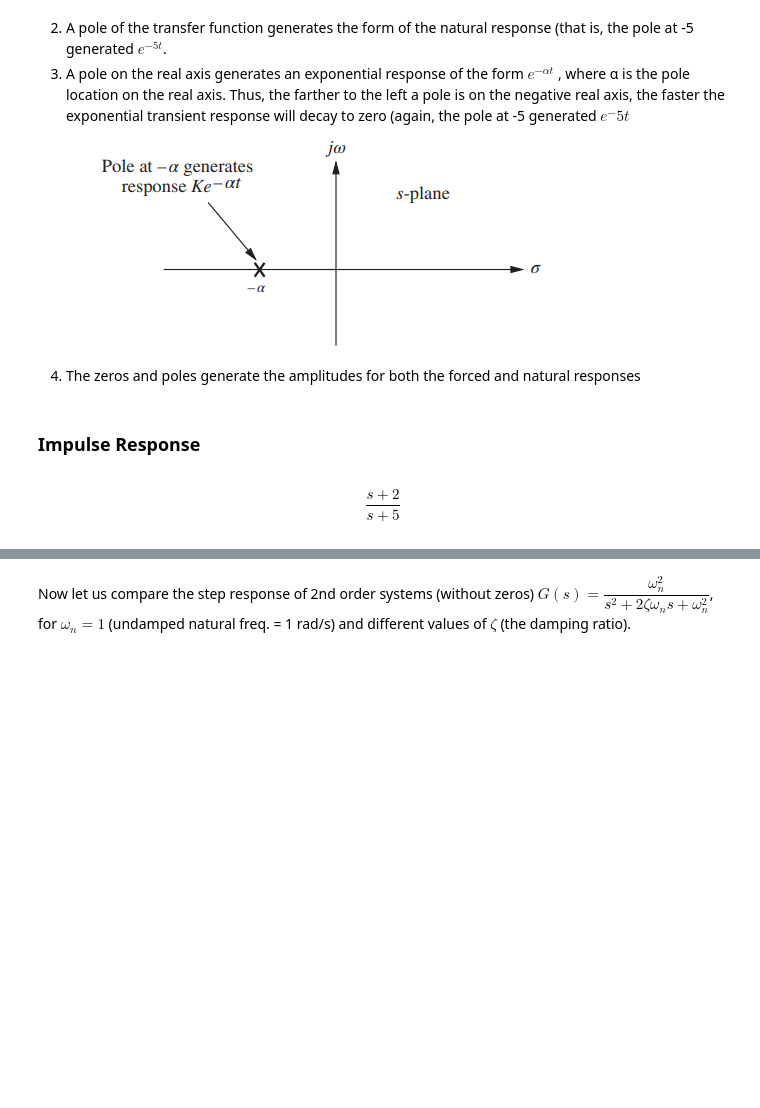
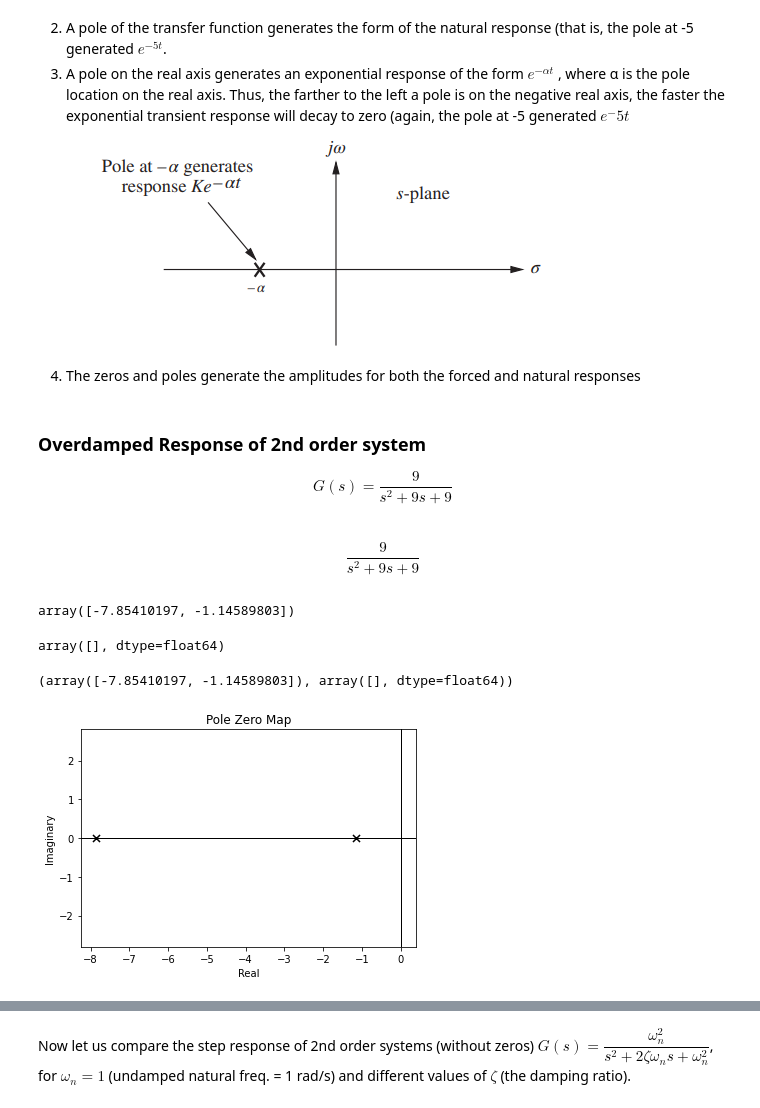
Before and after one commit to sayedul79/python-control-system, a Jupyter notebook: step-impulse-forced-response.ipynb, the cells around one changed output, grey strips where cells are left out. Saved outputs shown, nothing was run; the diff lists cells and outputs as text; code cells hidden in the pictures; blank space fills up the shorter version.

```diff
--- a/step-impulse-forced-response.ipynb
+++ b/step-impulse-forced-response.ipynb
@@ -92,9 +114,25 @@ axis, the faster the exponential transient response will decay to zero (again, t
 generated $e^-{5t}$
 ![real-axis-pole.PNG](attachment:real-axis-pole.PNG)
 4. The zeros and poles generate the amplitudes for both the forced and natural responses
-# %% [markdown]
-### Impulse Response
+# %% [markdown]
+### Overdamped Response of 2nd order system
+$$G(s)=\dfrac {9}{s^2+9s+9}$$
+# %%
+s=co.tf('s')
+G=9/(s**2+9*s+9)
+G
+# %% [output]
+$$\frac{9}{s^2 + 9 s + 9}$$
 # %%
-G
+G.pole()
 # %% [output]
-$$\frac{s + 2}{s + 5}$$
+array([-7.85410197, -1.14589803])
+# %%
+G.zero()
+# %% [output]
+array([], dtype=float64)
+# %%
+co.pzmap(G)
+# %% [output]
+(array([-7.85410197, -1.14589803]), array([], dtype=float64))
+[figure, added]
```
Also changed, not shown: parts of 20 cells of this notebook.
